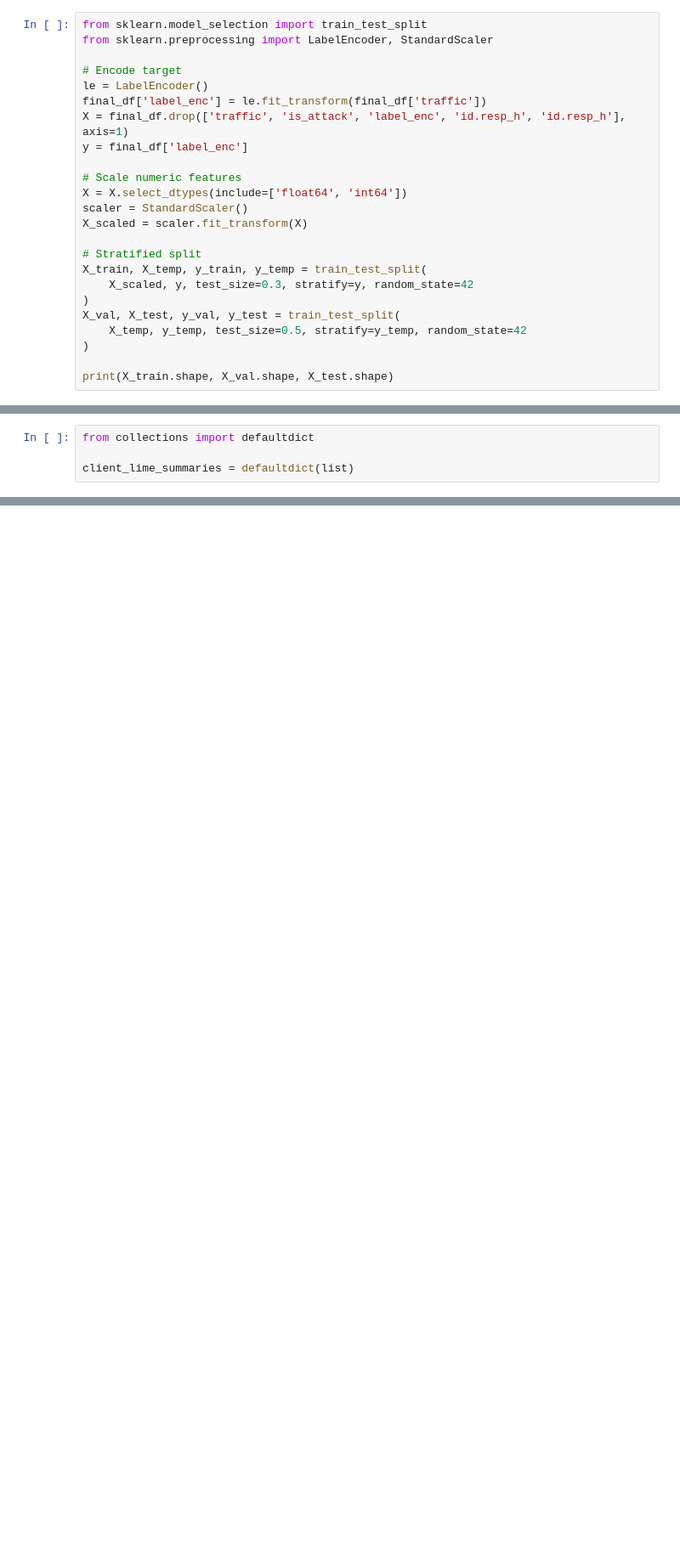
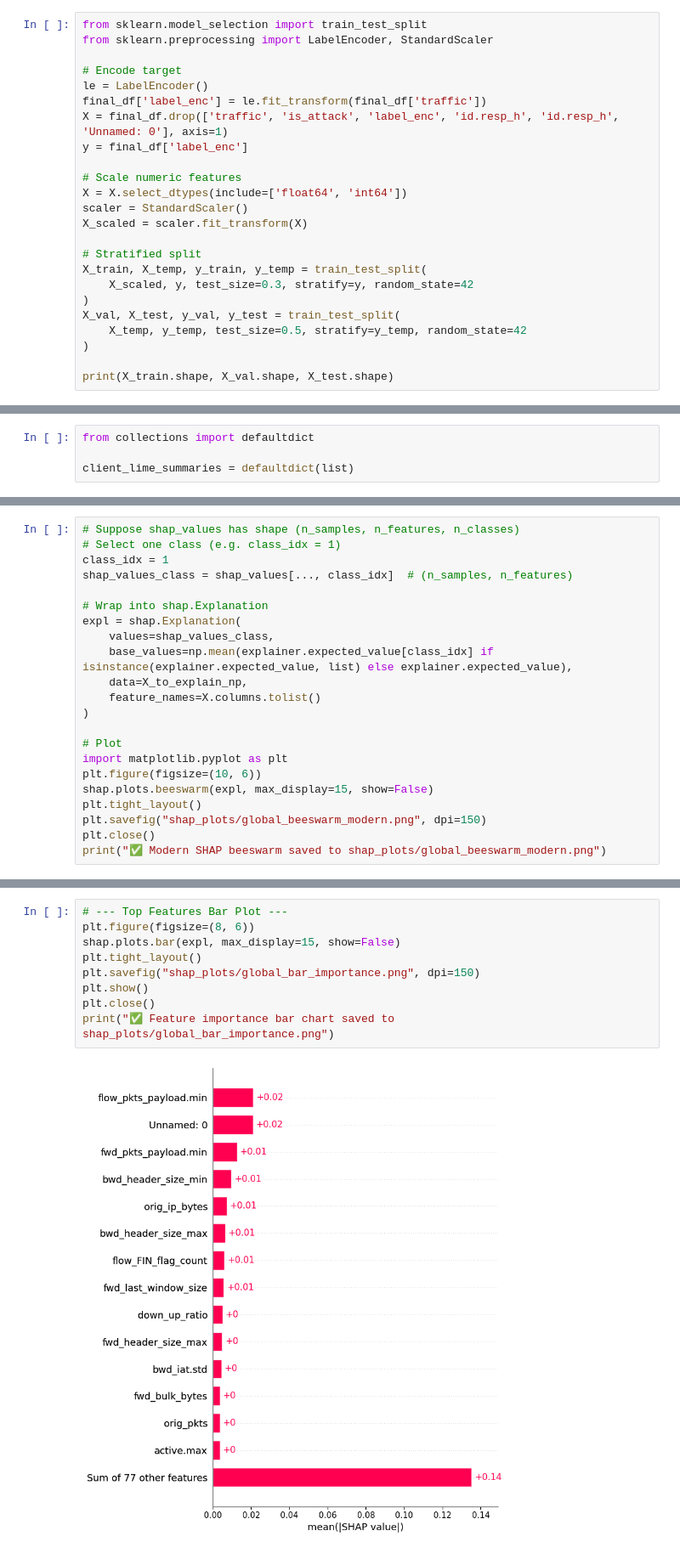
Before and after one commit to AbhinavMangalore16/iomt-anomalyze, a Jupyter notebook: notebooks/fl-xai-training.ipynb, the cells around one changed output, grey strips where cells are left out. Shown at 85% size. Drawn from its saved outputs; the diff is of its cells as text; blank space fills up the shorter version.

Commit message:
SHAP and LIME plots added

```diff
--- a/notebooks/fl-xai-training.ipynb
+++ b/notebooks/fl-xai-training.ipynb
@@ -424,7 +419,7 @@ from sklearn.preprocessing import LabelEncoder, StandardScaler
 # Encode target
 le = LabelEncoder()
 final_df['label_enc'] = le.fit_transform(final_df['traffic'])
-X = final_df.drop(['traffic', 'is_attack', 'label_enc', 'id.resp_h', 'id.resp_h'], axis=1)
+X = final_df.drop(['traffic', 'is_attack', 'label_enc', 'id.resp_h', 'id.resp_h', 'Unnamed: 0'], axis=1)
 y = final_df['label_enc']
 
 # Scale numeric features
@@ -1257,0 +1394,22 @@ Client 4: Training on 21000 samples...
+# %%
+# Suppose shap_values has shape (n_samples, n_features, n_classes)
+# Select one class (e.g. class_idx = 1)
+class_idx = 1
+shap_values_class = shap_values[..., class_idx]  # (n_samples, n_features)
+
+# Wrap into shap.Explanation
+expl = shap.Explanation(
+    values=shap_values_class,
+    base_values=np.mean(explainer.expected_value[class_idx] if isinstance(explainer.expected_value, list) else explainer.expected_value),
+    data=X_to_explain_np,
+    feature_names=X.columns.tolist()
+)
+
+# Plot
+import matplotlib.pyplot as plt
+plt.figure(figsize=(10, 6))
+shap.plots.beeswarm(expl, max_display=15, show=False)
+plt.tight_layout()
+plt.savefig("shap_plots/global_beeswarm_modern.png", dpi=150)
+plt.close()
+print("✅ Modern SHAP beeswarm saved to shap_plots/global_beeswarm_modern.png")
@@ -1257,0 +1418,11 @@ Client 4: Training on 21000 samples...
+# %%
+# --- Top Features Bar Plot ---
+plt.figure(figsize=(8, 6))
+shap.plots.bar(expl, max_display=15, show=False)
+plt.tight_layout()
+plt.savefig("shap_plots/global_bar_importance.png", dpi=150)
+plt.show()
+plt.close()
+print("✅ Feature importance bar chart saved to shap_plots/global_bar_importance.png")
+# %% [output]
+[figure, added]
```
Also changed, not shown: parts of 27 cells of this notebook, 30 other files.
